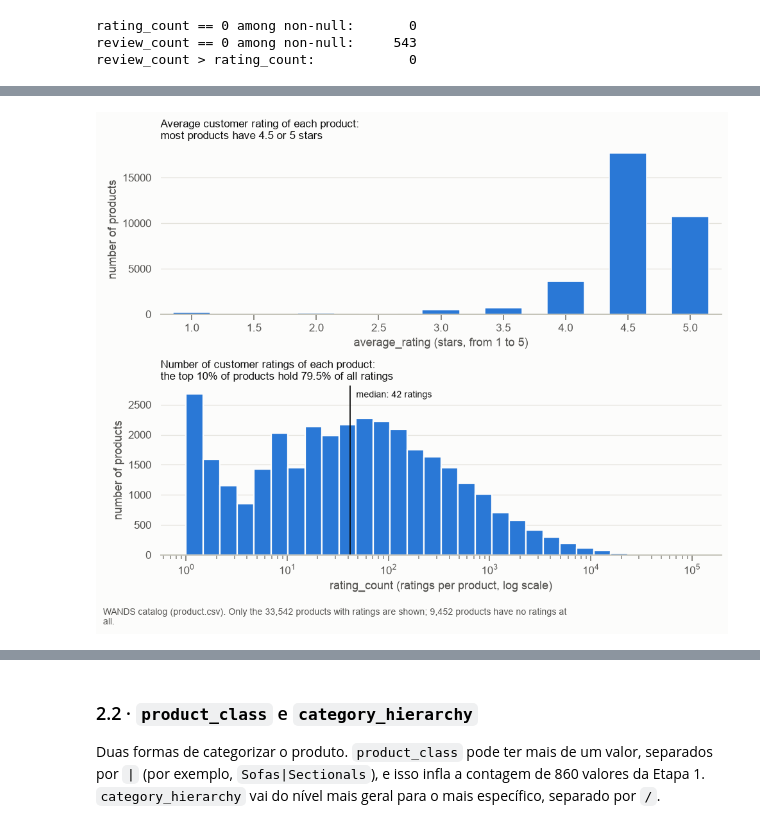
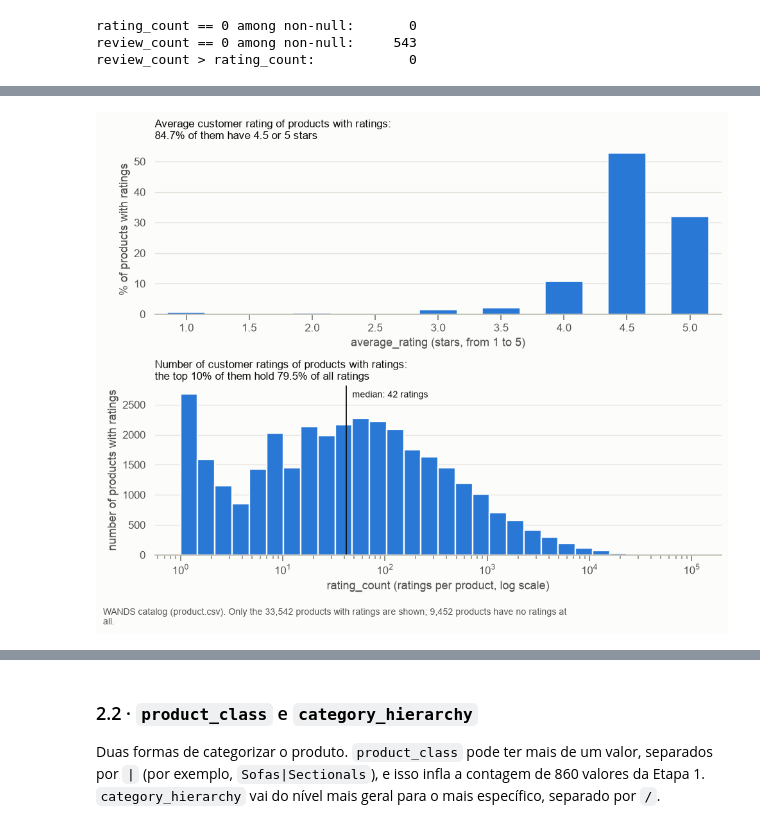
Before and after one commit to lubepe/ml_challenge, a Jupyter notebook: notebooks/01_eda.ipynb, the cells around one changed output, grey strips where cells are left out. Saved outputs shown, nothing was run; the diff lists cells and outputs as text; code cells hidden in the pictures.

```diff
--- a/notebooks/01_eda.ipynb
+++ b/notebooks/01_eda.ipynb
@@ -281,0 +413,22 @@ review_count > rating_count:            0
+# %%
+has_ratings = products["rating_count"].notna()
+rating_coverage = pd.DataFrame({
+    "group": ["with ratings", "without ratings"],
+    "products": [has_ratings.sum(), (~has_ratings).sum()],
+})
+rating_coverage["pct"] = (rating_coverage["products"] / len(products) * 100).round(1)
+display(rating_coverage)
+
+fig, ax = plt.subplots(figsize=(9, 2.6))
+sns.barplot(data=rating_coverage, y="group", x="pct", color=plots.SERIES_1, saturation=1, width=0.6, ax=ax)
+ax.bar_label(ax.containers[0], padding=4, color=plots.PRIMARY_INK, fontsize=9,
+             labels=[f"{row.pct:.1f}% ({row.products:,} products)" for row in rating_coverage.itertuples()])
+ax.grid(axis="y", visible=False)
+ax.set_xlim(0, 100)
+ax.set_title(f"Share of WANDS catalog products that have customer ratings:\n{rating_coverage['pct'].iloc[0]:.1f}% have ratings")
+ax.set_xlabel("% of all products in product.csv")
+ax.set_ylabel("rating status")
+fig.tight_layout()
+plots.add_caption(fig, f"WANDS catalog (product.csv), {len(products):,} products. A product has ratings when rating_count "
+                       "is not null. rating_count, average_rating and review_count are null for the same products.", width=115)
+plt.show()
@@ -282,28 +445,29 @@ review_count > rating_count:            0
 # %%
 fig, (top, bottom) = plt.subplots(2, 1, figsize=(9, 7))
 
-rating_values = rated["average_rating"].value_counts().sort_index()
-sns.barplot(x=rating_values.index.astype(str), y=rating_values.values, color=plots.SERIES_1, saturation=1, width=0.6, ax=top)
+rating_share = rated["average_rating"].value_counts(normalize=True).sort_index() * 100
+high_rating_share = rating_share[rating_share.index >= 4.5].sum()
+sns.barplot(x=rating_share.index.astype(str), y=rating_share.values, color=plots.SERIES_1, saturation=1, width=0.6, ax=top)
 top.grid(axis="x", visible=False)
-top.set_title("Average customer rating of each product:\nmost products have 4.5 or 5 stars")
+top.set_title(f"Average customer rating of products with ratings:\n{high_rating_share:.1f}% of them have 4.5 or 5 stars")
 top.set_xlabel("average_rating (stars, from 1 to 5)")
-top.set_ylabel("number of products")
+top.set_ylabel("% of products with ratings")
 
 sns.histplot(rated["rating_count"], log_scale=True, bins=30, color=plots.SERIES_1, alpha=1,
              edgecolor=plots.SURFACE, linewidth=1.5, ax=bottom)
 bottom.grid(axis="x", visible=False)
 top_10pct_share = rated["rating_count"].nlargest(round(len(rated) * 0.1)).sum() / rated["rating_count"].sum() * 100
-bottom.set_title(f"Number of customer ratings of each product:\nthe top 10% of products hold {top_10pct_share:.1f}% of all ratings")
+bottom.set_title(f"Number of customer ratings of products with ratings:\nthe top 10% of them hold {top_10pct_share:.1f}% of all ratings")
 bottom.set_xlabel("rating_count (ratings per product, log scale)")
-bottom.set_ylabel("number of products")
+bottom.set_ylabel("number of products with ratings")
 plots.reference_line(bottom, rated["rating_count"].median(), f"median: {rated['rating_count'].median():.0f} ratings")
 
 fig.tight_layout()
 plots.add_caption(fig, f"WANDS catalog (product.csv). Only the {len(rated):,} products with ratings are shown; "
                        f"{len(products) - len(rated):,} products have no ratings at all.", width=115)
 plt.show()
 # %% [output]
-[figure, old version]
+[figure, new version]
 # %% [markdown]
 **Conclusões**
 
```
Also changed, not shown: parts of 60 cells of this notebook, 9 other files.
